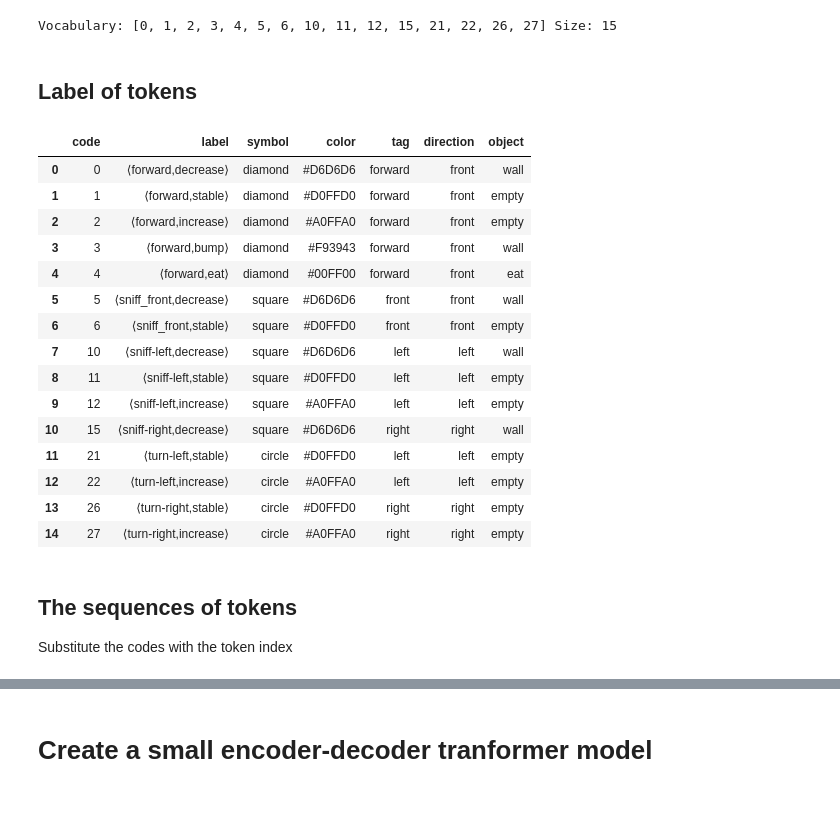
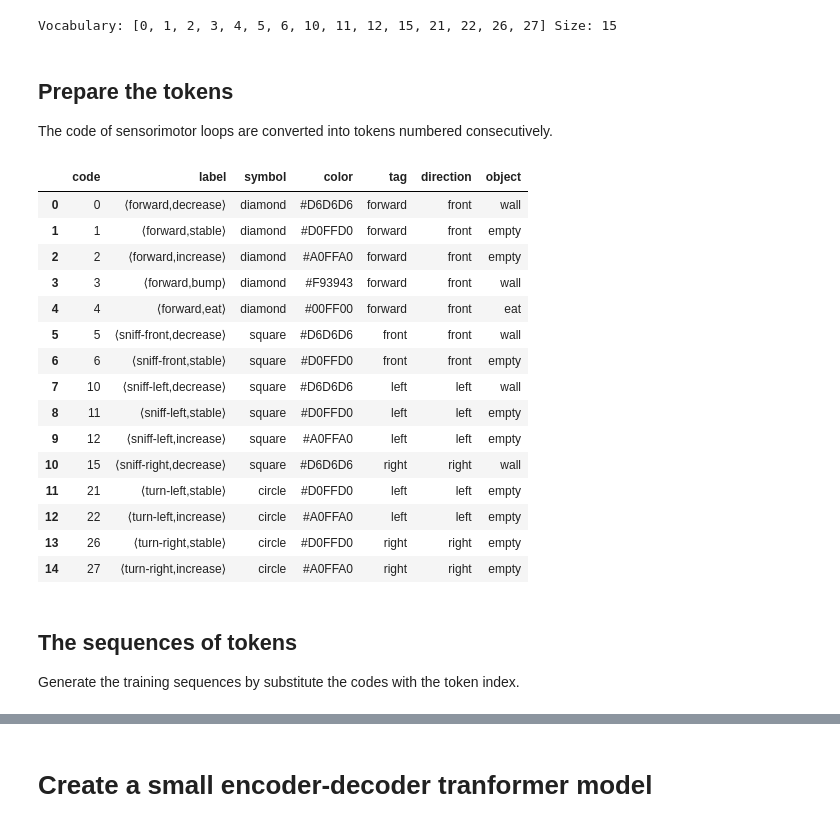
Before and after one commit to PetiteIA/AIRIS_Public, a Jupyter notebook: doc/IM_Tutorial_04.ipynb, the cells around one changed output, grey strips where cells are left out. Saved outputs shown, nothing was run; the diff lists cells and outputs as text; code cells hidden in the pictures.

```diff
--- a/doc/IM_Tutorial_04.ipynb
+++ b/doc/IM_Tutorial_04.ipynb
@@ -22,41 +24,41 @@ print("Vocabulary:", vocabulary, "Size:", len(vocabulary))
 # %% [output]
 Vocabulary: [0, 1, 2, 3, 4, 5, 6, 10, 11, 12, 15, 21, 22, 26, 27] Size: 15
 # %% [markdown]
-## Label of tokens
+## Prepare the tokens
+
+The code of sensorimotor loops are converted into tokens numbered consecutively.
 # %%
 import pandas as pd
 
 BASE = 5
-action_labels = ["forward", "sniff_front", "sniff-left", "sniff-right", "turn-left", "turn-right"]
+action_labels = ["forward", "sniff-front", "sniff-left", "sniff-right", "turn-left", "turn-right"]
 outcome_labels = ["decrease", "stable", "increase", "bump", "eat"]
 markers = ['diamond', 'square', 'square', 'square', 'circle', 'circle']
 colors = ['#535865', '#D6D6D6', '#FAE2DB', '#F93943', '#E365C1']  # Style notebook
 colors = ['#D6D6D6', '#D0FFD0', '#A0FFA0', '#F93943', '#00FF00']  # Style AIRIS
 tags = ['forward', 'front', 'left', 'right', 'left', 'right']
 directions = ['front', 'front', 'left', 'right', 'left', 'right']
 objects = ["wall", "empty", "empty", "wall", "eat"]
 
 data = {'code': vocabulary,
         'label': [f"⟨{action_labels[i//BASE]},{outcome_labels[i%BASE]}⟩" for i in vocabulary],
         'symbol': [markers[i//BASE] for i in vocabulary],
         'color' : [colors[i%BASE] for i in vocabulary],
         'tag' : [tags[i//BASE] for i in vocabulary],
         'direction' : [directions[i//BASE] for i in vocabulary],
         'object': [objects[i%BASE] for i in vocabulary]}
 df = pd.DataFrame(data)
 
-code_to_index = {code: idx for idx, code in enumerate(df['code'])}
-
 df
 # %% [output]
 |  | code | label | symbol | color | tag | direction | object |
 | 0 | 0 | ⟨forward,decrease⟩ | diamond | #D6D6D6 | forward | front | wall |
 | 1 | 1 | ⟨forward,stable⟩ | diamond | #D0FFD0 | forward | front | empty |
 | 2 | 2 | ⟨forward,increase⟩ | diamond | #A0FFA0 | forward | front | empty |
 | 3 | 3 | ⟨forward,bump⟩ | diamond | #F93943 | forward | front | wall |
 | 4 | 4 | ⟨forward,eat⟩ | diamond | #00FF00 | forward | front | eat |
-| 5 | 5 | ⟨sniff_front,decrease⟩ | square | #D6D6D6 | front | front | wall |
-| 6 | 6 | ⟨sniff_front,stable⟩ | square | #D0FFD0 | front | front | empty |
+| 5 | 5 | ⟨sniff-front,decrease⟩ | square | #D6D6D6 | front | front | wall |
+| 6 | 6 | ⟨sniff-front,stable⟩ | square | #D0FFD0 | front | front | empty |
 | 7 | 10 | ⟨sniff-left,decrease⟩ | square | #D6D6D6 | left | left | wall |
 | 8 | 11 | ⟨sniff-left,stable⟩ | square | #D0FFD0 | left | left | empty |
 | 9 | 12 | ⟨sniff-left,increase⟩ | square | #A0FFA0 | left | left | empty |
@@ -68,5 +70,5 @@ df
 # %% [markdown]
 ## The sequences of tokens
 
-Substitute the codes with the token index
+Generate the training sequences by substitute the codes with the token index.
 # %%
```
Also changed, not shown: parts of 12 cells of this notebook, 2 other files.
